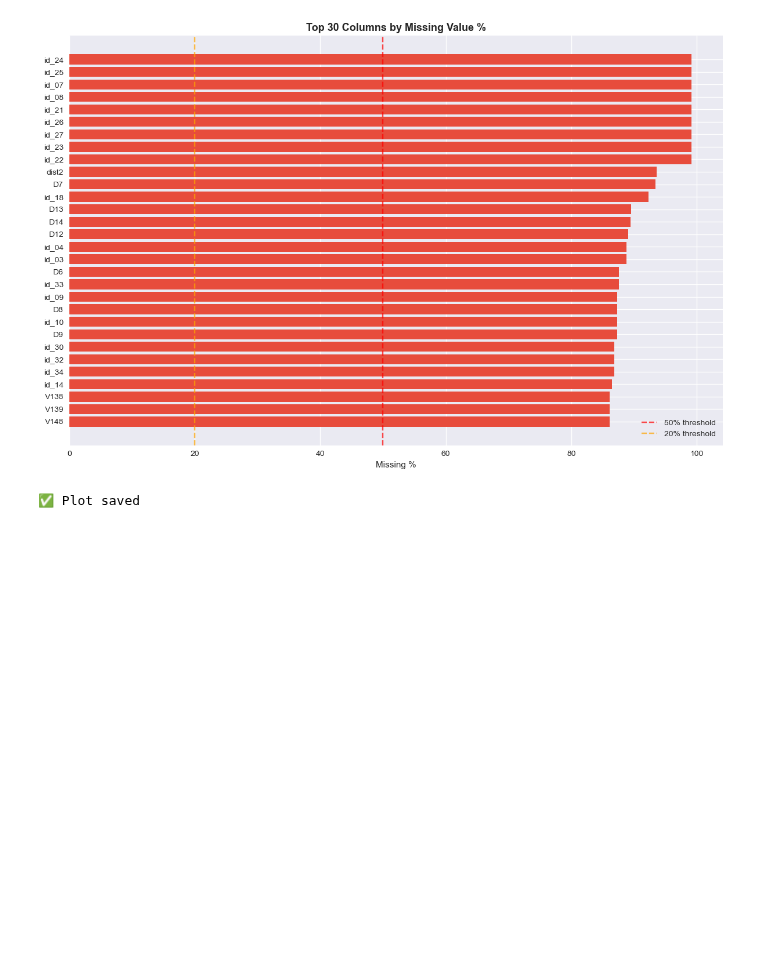
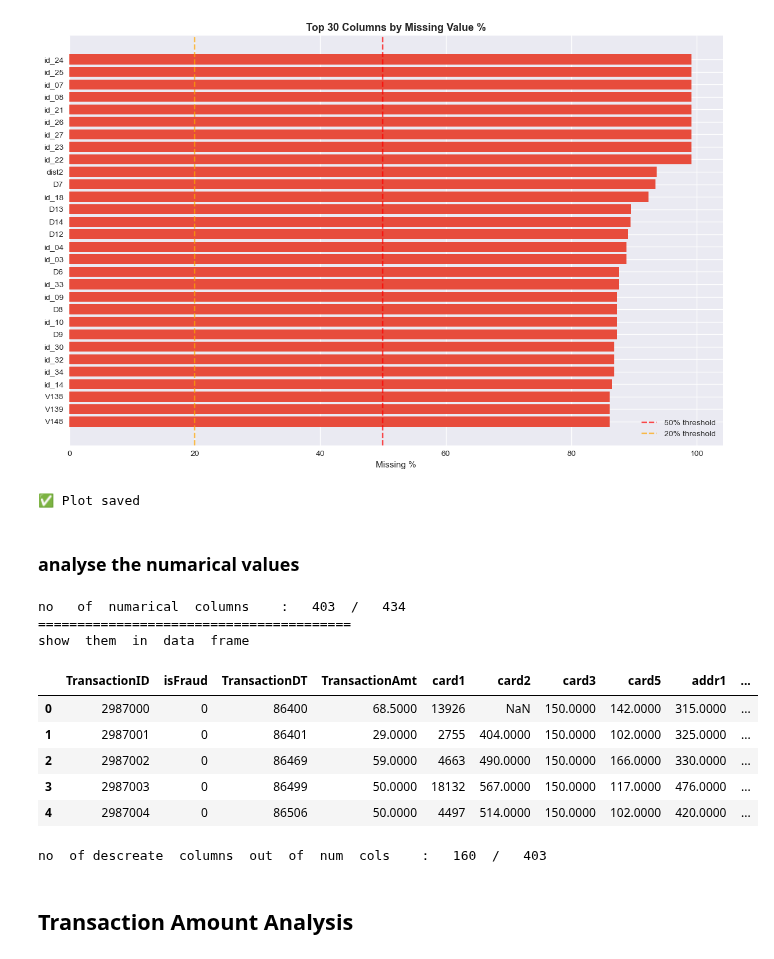
Before and after one commit to ShiharaXcor/fraud-detection-system, a Jupyter notebook: notebooks/01_eda.ipynb, the cells around one changed output. Saved outputs shown, nothing was run; the diff lists cells and outputs as text; code cells hidden in the pictures; blank space fills up the shorter version.

```diff
--- a/notebooks/01_eda.ipynb
+++ b/notebooks/01_eda.ipynb
@@ -251,0 +248,28 @@ obj_cols  =     [cols    for  cols   in    df.columns   if      df[cols].dtypes
+# %% [markdown]
+###  analyse  the  numarical values
+# %%
+###  take  the  numarical   columns
+num_cols  =   [cols for cols  in  df.columns    if   df[cols].dtypes !=  "object" ]
+print(f"no   of  numarical  columns    :   {len(num_cols)}  /   {df.shape[1]}")
+
+print("="  * 40)
+print("show  them  in  data  frame")
+df[num_cols].head()
+# %% [output]
+no   of  numarical  columns    :   403  /   434
+========================================
+show  them  in  data  frame
+|  | TransactionID | isFraud | TransactionDT | TransactionAmt | card1 | card2 | card3 | card5 | addr1 | ... |
+| 0 | 2987000 | 0 | 86400 | 68.5000 | 13926 | NaN | 150.0000 | 142.0000 | 315.0000 | ... |
+| 1 | 2987001 | 0 | 86401 | 29.0000 | 2755 | 404.0000 | 150.0000 | 102.0000 | 325.0000 | ... |
+| 2 | 2987002 | 0 | 86469 | 59.0000 | 4663 | 490.0000 | 150.0000 | 166.0000 | 330.0000 | ... |
+| 3 | 2987003 | 0 | 86499 | 50.0000 | 18132 | 567.0000 | 150.0000 | 117.0000 | 476.0000 | ... |
+| 4 | 2987004 | 0 | 86506 | 50.0000 | 4497 | 514.0000 | 150.0000 | 102.0000 | 420.0000 | ... |
+# %%
+###  take  the   descreate  variables
+desc_cols  =   [cols  for cols  in    num_cols  if   df[cols].nunique()  <  25 ]
+print(f"no  of descreate  columns  out  of  num  cols    :   {len(desc_cols)}  /   {len(num_cols)}")
+# %% [output]
+no  of descreate  columns  out  of  num  cols    :   160  /   403
+# %% [markdown]
+## Transaction Amount Analysis
```
Also changed, not shown: parts of 4 cells of this notebook, 2 other files.
